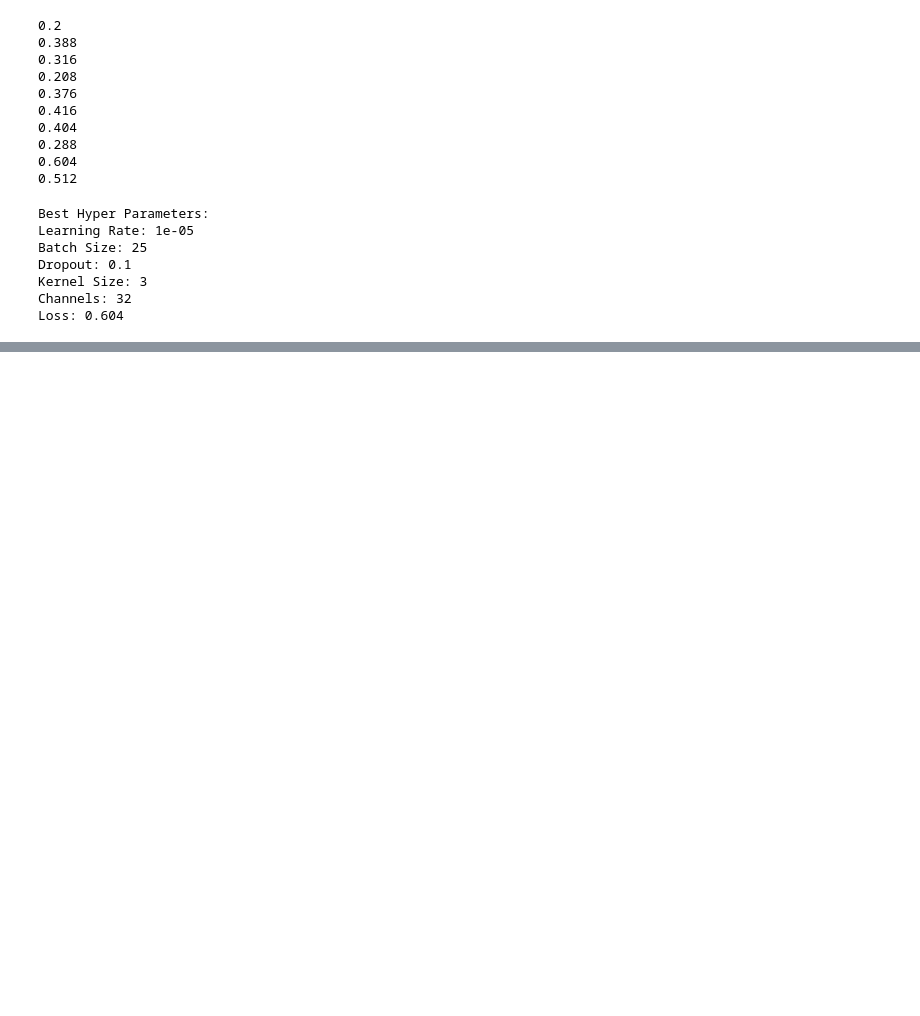
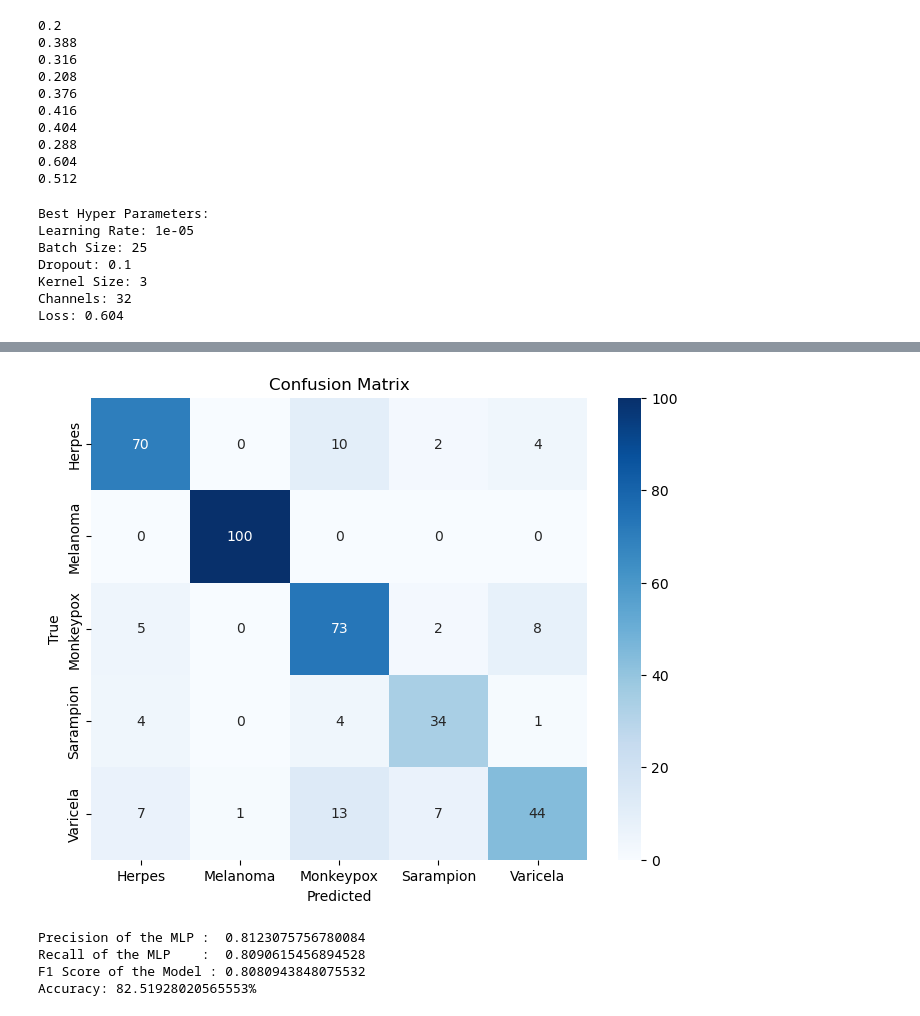
Before and after one commit to grawang7/cs184a-final-project, a Jupyter notebook: cs184a-project.ipynb, the cells around one changed output, grey strips where cells are left out. Saved outputs shown, nothing was run; the diff lists cells and outputs as text; code cells hidden in the pictures; blank space fills up the shorter version.

```diff
--- a/cs184a-project.ipynb
+++ b/cs184a-project.ipynb
@@ -639,4 +719,10 @@ calculate_accuracy(alexnet, val_dataloader, device)
 # %%
-# Calculate Test Accuracy, Matrix, and Metrics
-confusion_matrix_and_metrics(alexnet, test_dataloader, device)
-calculate_accuracy(alexnet, test_dataloader, device)
+# Calculate Test Accuracy, Matrix, and Metrics with SGD optimizer
+confusion_matrix_and_metrics(alexnet_SGD, test_dataloader, device)
+calculate_accuracy(alexnet_SGD, test_dataloader, device)
+# %% [output]
+[figure, added]
+Precision of the MLP :  0.8123075756780084
+Recall of the MLP    :  0.8090615456894528
+F1 Score of the Model : 0.8080943848075532
+Accuracy: 82.51928020565553%
```
Also changed, not shown: parts of 31 cells of this notebook.
